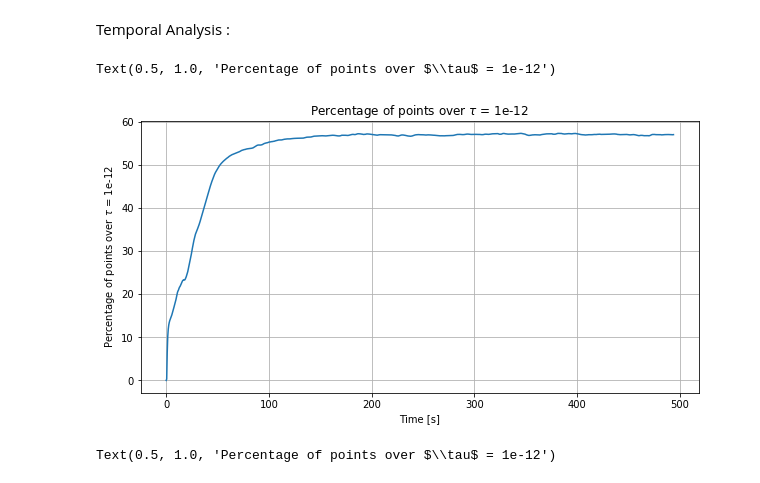
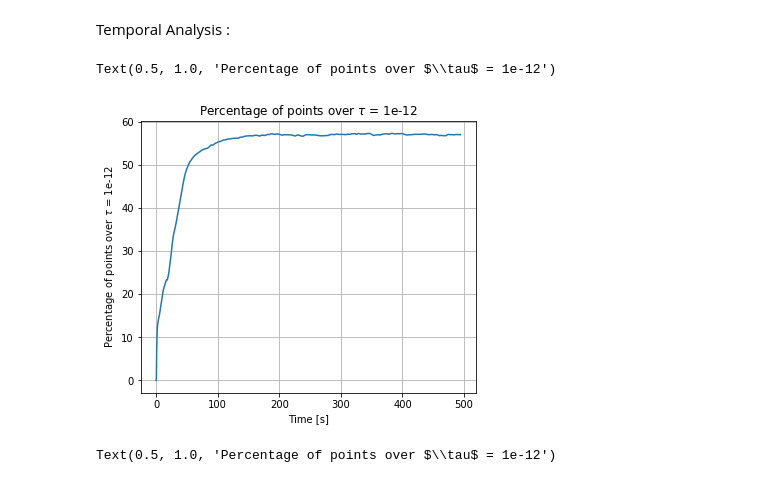
Before and after one commit to adrianlwn/MScProject_OptSensors_GP, a Jupyter notebook: Preprocessing.ipynb, the cells around one changed output. Cells and saved outputs as stored; diff of their text form; code cells hidden in the pictures.

```diff
--- a/Preprocessing.ipynb
+++ b/Preprocessing.ipynb
@@ -104,15 +104,15 @@ Temporal Analysis :
 thresh = 0.000000000001
 # %%
 # plot of the non zero elements in function of the time
-plt.figure(figsize=(10,5))
+plt.figure(figsize=(6,5))
 plt.plot(time_df,100*np.sum(Z[:,:]>=thresh,axis=0)/Z.shape[0]);
 plt.xlabel('Time [s]')
 plt.ylabel(r'Percentage of points over $\tau$ = ' + str(thresh))
 plt.grid()
 plt.title(r'Percentage of points over $\tau$ = ' + str(thresh))
 # %% [output]
 Text(0.5, 1.0, 'Percentage of points over $\\tau$ = 1e-12')
-[figure, old version]
+[figure, new version]
 # %%
 # plot of the non zero elements in function of the time
 plt.figure(figsize=(10,5))
```
Also changed, not shown: parts of 8 cells of this notebook, 38 other files.
